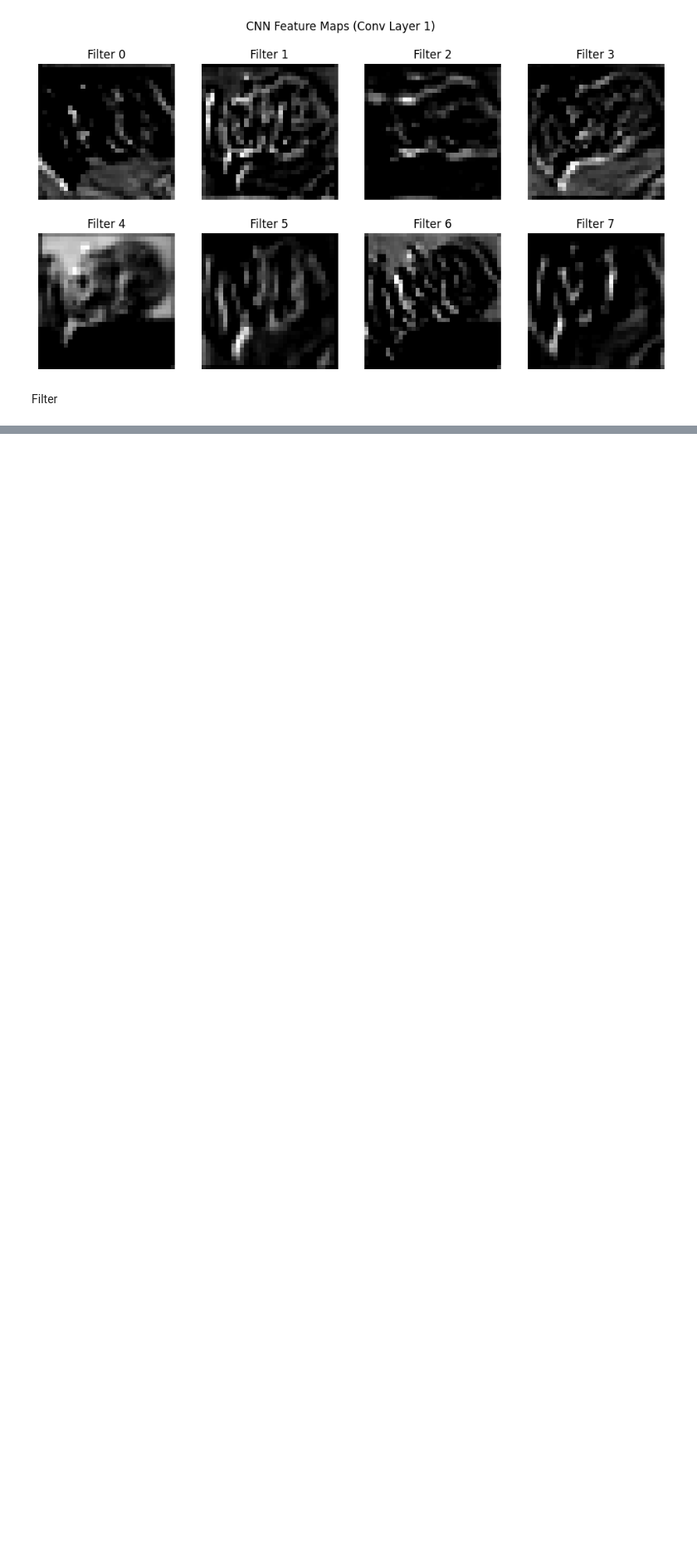
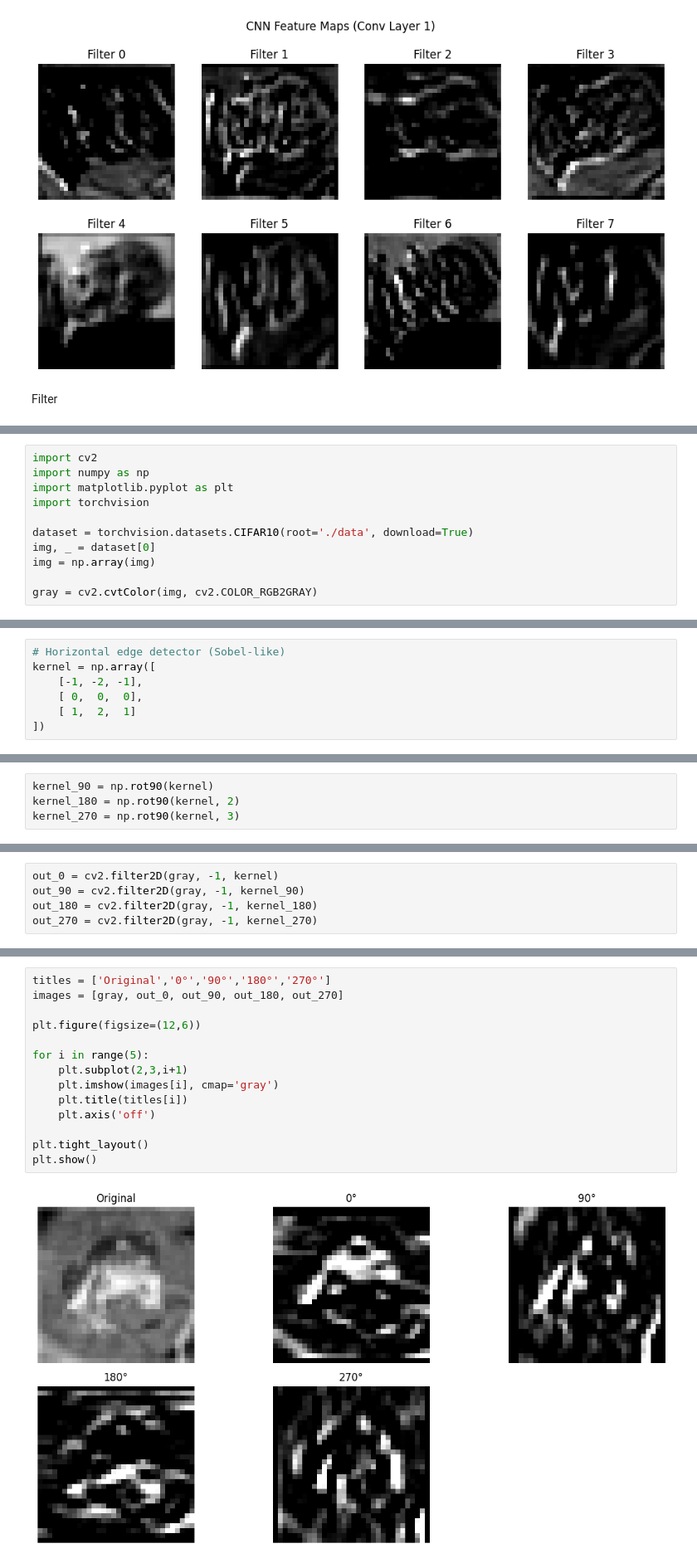
Before and after one commit to vedasri2511/DL-Assignment, a Jupyter notebook: DL_Assign.ipynb, the cells around one changed output, grey strips where cells are left out. Shown at 83% size. Saved outputs shown, nothing was run; the diff lists cells and outputs as text; blank space fills up the shorter version.

```diff
--- a/DL_Assign.ipynb
+++ b/DL_Assign.ipynb
@@ -418,0 +551,11 @@ Filter
+# %%
+import cv2
+import numpy as np
+import matplotlib.pyplot as plt
+import torchvision
+
+dataset = torchvision.datasets.CIFAR10(root='./data', download=True)
+img, _ = dataset[0]
+img = np.array(img)
+
+gray = cv2.cvtColor(img, cv2.COLOR_RGB2GRAY)
@@ -418,0 +564,7 @@ Filter
+# %%
+# Horizontal edge detector (Sobel-like)
+kernel = np.array([
+    [-1, -2, -1],
+    [ 0,  0,  0],
+    [ 1,  2,  1]
+])
@@ -418,0 +573,4 @@ Filter
+# %%
+kernel_90 = np.rot90(kernel)
+kernel_180 = np.rot90(kernel, 2)
+kernel_270 = np.rot90(kernel, 3)
@@ -418,0 +579,5 @@ Filter
+# %%
+out_0 = cv2.filter2D(gray, -1, kernel)
+out_90 = cv2.filter2D(gray, -1, kernel_90)
+out_180 = cv2.filter2D(gray, -1, kernel_180)
+out_270 = cv2.filter2D(gray, -1, kernel_270)
@@ -418,0 +586,16 @@ Filter
+# %%
+titles = ['Original','0°','90°','180°','270°']
+images = [gray, out_0, out_90, out_180, out_270]
+
+plt.figure(figsize=(12,6))
+
+for i in range(5):
+    plt.subplot(2,3,i+1)
+    plt.imshow(images[i], cmap='gray')
+    plt.title(titles[i])
+    plt.axis('off')
+
+plt.tight_layout()
+plt.show()
+# %% [output]
+[figure, added]
```
Also changed, not shown: parts of 41 cells of this notebook.
